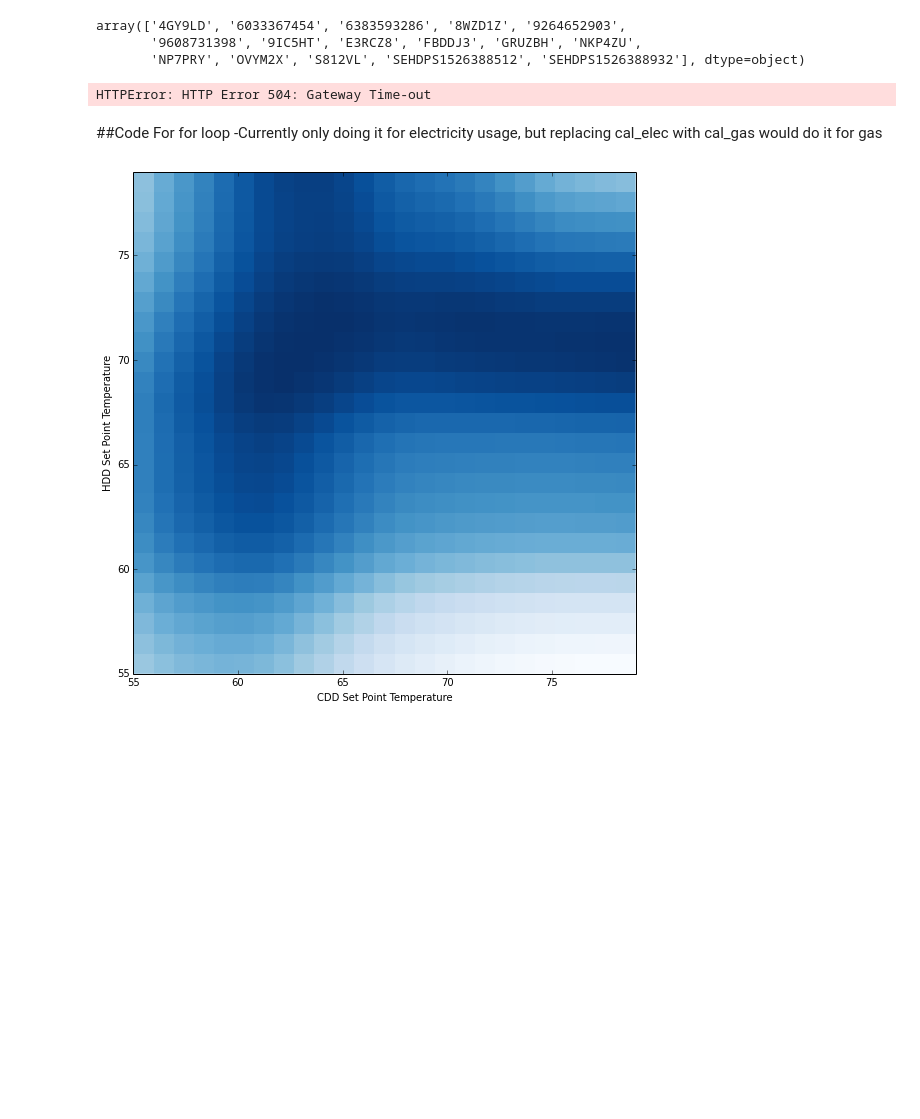
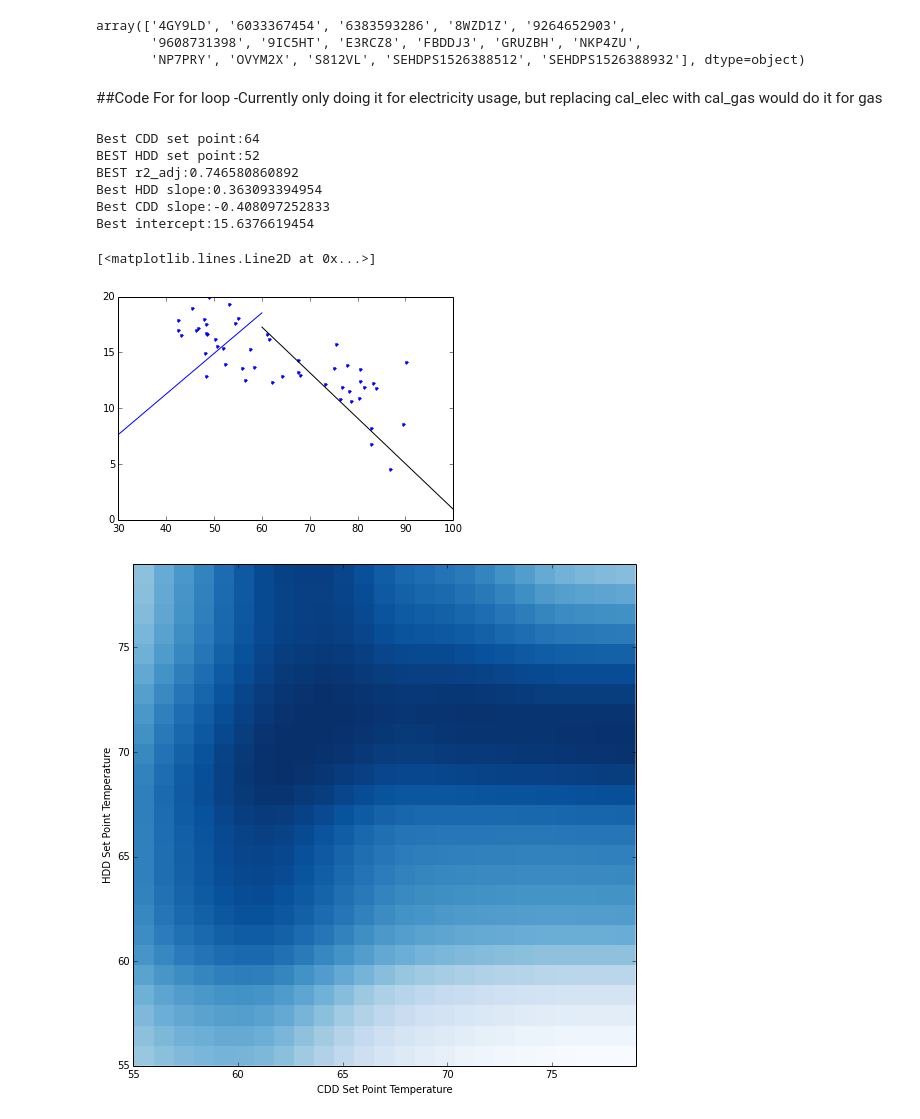
Before and after one commit to dssg/wikienergy, a Jupyter notebook: proto/weather/weather_normalized_regression.ipynb, the cells around one changed output. Cells and saved outputs as stored; diff of their text form; code cells hidden in the pictures; blank space fills up the shorter version.

```diff
--- a/proto/weather/weather_normalized_regression.ipynb
+++ b/proto/weather/weather_normalized_regression.ipynb
@@ -58,7 +58,7 @@ array(['4GY9LD', '6033367454', '6383593286', '8WZD1Z', '9264652903',
 #tempreature using cal_temps
 
 
-account_number= '6033367454'
+account_number= 'OVYM2X'
 cal_elec=deepcopy(cal_elec_text.loc[cal_elec_text['account_number'] == account_number])
 cal_gas=deepcopy(cal_gas_text.loc[cal_gas_text['account_number'] == account_number])
 cal_prism=deepcopy(cal_prism_text.loc[cal_prism_text['account_id'] == account_number])
@@ -73,8 +73,6 @@ model_type=['both']
 # %%
 station_id=get_station_id_from_zip_code(zip_code)
 cal_temps=deepcopy(cal_temps_text.loc[cal_temps_text['usaf'] == station_id])
-# %% [output]
-HTTPError: HTTP Error 504: Gateway Time-out
 # %% [markdown]
 ##Code For for loop
 -Currently only doing it for electricity usage, but replacing cal_elec with cal_gas would do it for gas
@@ -117,6 +115,24 @@ print "BEST r2_adj:" + str(best_r2_adj)
 print "Best HDD slope:"+str(slope_hdd)
 print "Best CDD slope:"+str(slope_cdd)
 print "Best intercept:"+str(intercept)
+# %% [output]
+Best CDD set point:64
+BEST HDD set point:52
+BEST r2_adj:0.746580860892
+Best HDD slope:0.363093394954
+Best CDD slope:-0.408097252833
+Best intercept:15.6376619454
+# %%
+plt.plot(cal_all['temps'],cal_all['use_per_day'],'.')
+x1=np.arange(60,100,(36)/float(len(cal_temps['temps'])))
+x2=np.arange(30,60,(22)/float(len(cal_temps['temps'])))
+y=(x1-best_cdd_temp)*slope_cdd+intercept
+y2=(x2-best_hdd_temp)*slope_hdd+intercept
+plt.plot(x1,y,'k')
+plt.plot(x2,y2,'b')
+# %% [output]
+[<matplotlib.lines.Line2D at 0x...>]
+[figure, added]
 # %%
 daily_savings=[]
 num_post_days_sum=0
```
Also changed, not shown: 8 other files.
